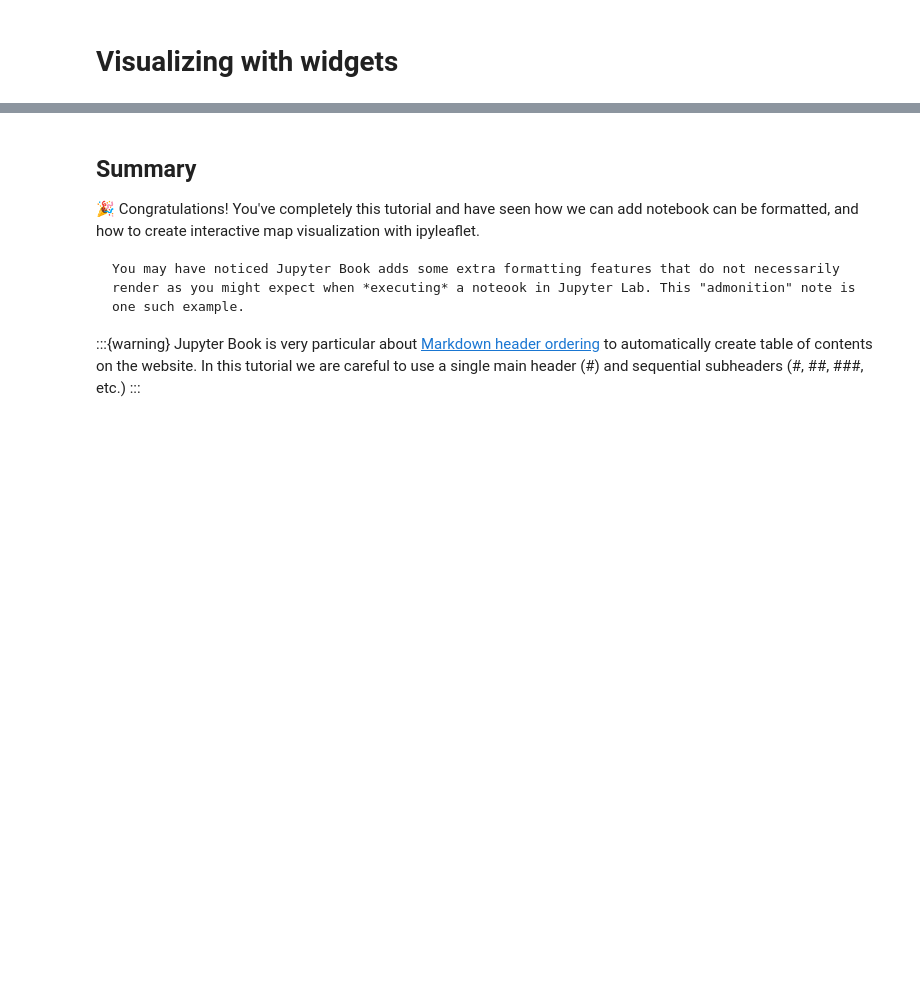
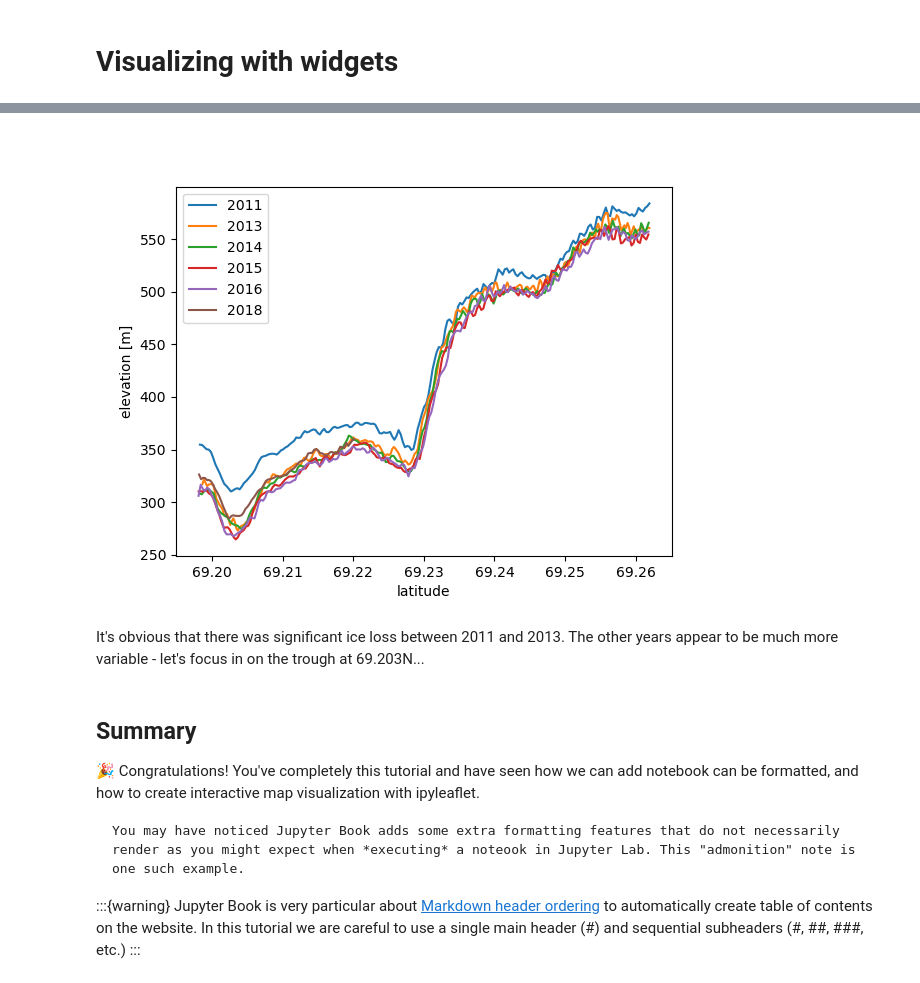
Before and after one commit to ICESAT-2HackWeek/website2022, a Jupyter notebook: book/tutorials/DataIntegration/dataintegration-2.ipynb, the cells around one changed output, grey strips where cells are left out. Saved outputs shown, nothing was run; the diff lists cells and outputs as text; code cells hidden in the pictures; blank space fills up the shorter version.

Commit message:
Made some pre-processed data ATM for DI2, and plotted along-track elevation for 2011-2018.

```diff
--- a/book/tutorials/DataIntegration/dataintegration-2.ipynb
+++ b/book/tutorials/DataIntegration/dataintegration-2.ipynb
@@ -459,3 +465,23 @@ AppLayout(header = VBox([HTML("<h1>Select area (time and space)</h1>"),
+# %%
+# Read in the ATM CSV file
+atm_2011_2018 = pd.read_csv('ILATM2_2011_2019_v3.csv')
+
+%matplotlib widget
+# Loop through the valid years and plot surface height
+years = ['2011', '2013', '2014', '2015', '2016', '2018']
+for i,year in enumerate(years):
+    lat = atm_2011_2018['Latitude_'+year]
+    elev = atm_2011_2018['elev_'+year]
+    plt.plot(lat, elev, label=year)
+
+plt.xlabel('latitude')
+plt.ylabel('elevation [m]')
+plt.legend()
+plt.show()
+# %% [output]
+[figure, added]
+# %% [markdown]
+It's obvious that there was significant ice loss between 2011 and 2013. The other years appear to be much more variable - let's focus in on the trough at 69.203N...
 # %% [markdown]
 ## Summary
 
```
Also changed, not shown: parts of 2 cells of this notebook, 1 other file.
